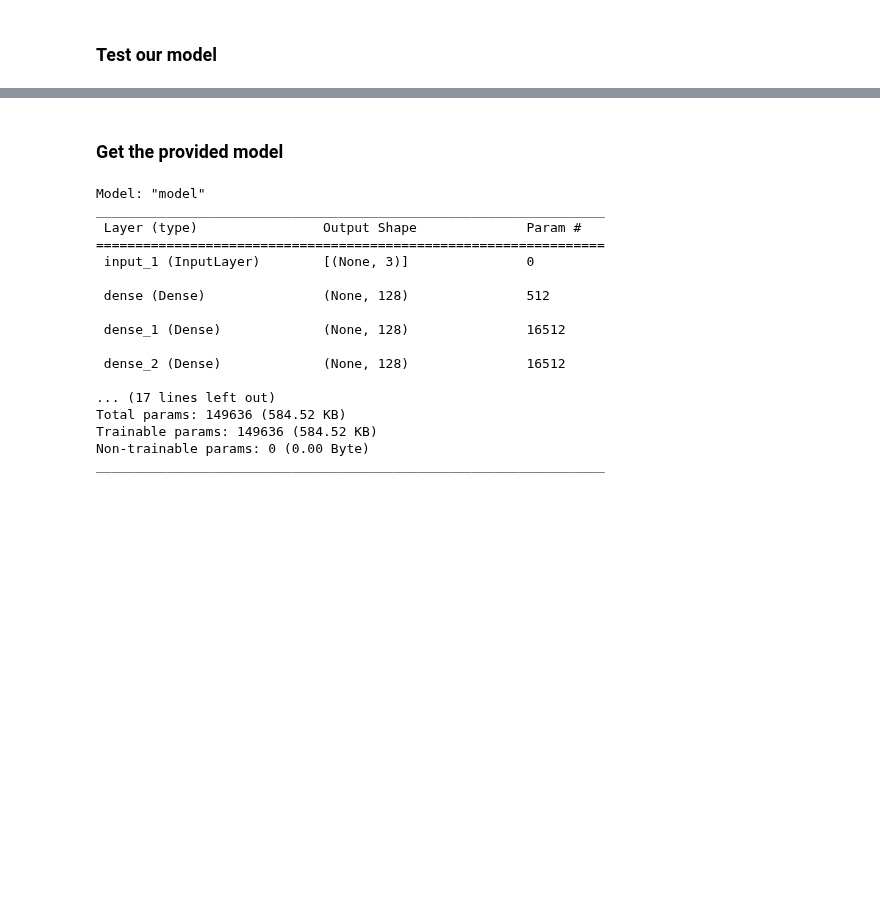
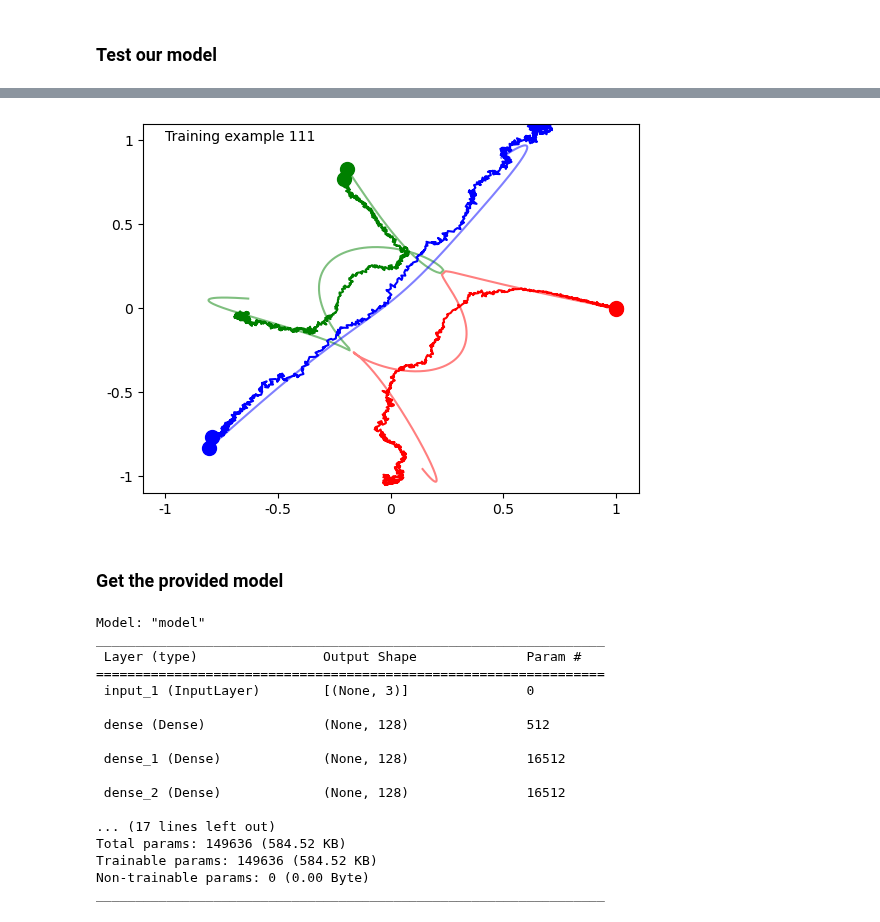
Before and after one commit to stach/lfd-project, a Jupyter notebook: Project2/project2.ipynb, the cells around one changed output, grey strips where cells are left out. Cells and saved outputs as stored; diff of their text form; code cells hidden in the pictures; blank space fills up the shorter version.

```diff
--- a/Project2/project2.ipynb
+++ b/Project2/project2.ipynb
@@ -256,3 +250,28 @@ plot_trajectories(p1_hat, p2_hat, p3_hat, ax=ax, label=idx)
+# %%
+idx = 111
+ele = yhat[idx].reshape(1000,4)
+
+_, y_instance = get_data(data=data, idx=idx)
+
+p1_hat, p2_hat, p3_hat = get_trajectories(ele)
+p1_gt, p2_gt, p3_gt = get_trajectories(y_instance)
+
+fig, ax = plt.subplots()
+ax.annotate(f"Training example {idx}", xy=(-1, 1))
+ticks = [-1, -0.5, 0, 0.5, 1]
+ax.set_xticks(ticks)
+ax.set_yticks(ticks)
+ax.set_xlim((-1.1,1.1))
+ax.set_ylim((-1.1,1.1))
+ax.set_xticklabels(ticks)
+ax.set_yticklabels(ticks)
+
+# Plot once for ground truth: y
+plot_trajectories(p1_gt, p2_gt, p3_gt, ax=ax, label=idx, alpha=0.5)
+# Plot once for prediction: yhat
+plot_trajectories(p1_hat, p2_hat, p3_hat, ax=ax, label=idx)
+# %% [output]
+[figure, added]
 # %% [markdown]
 ### Get the provided model
 # %%
```
Also changed, not shown: parts of 12 cells of this notebook.
